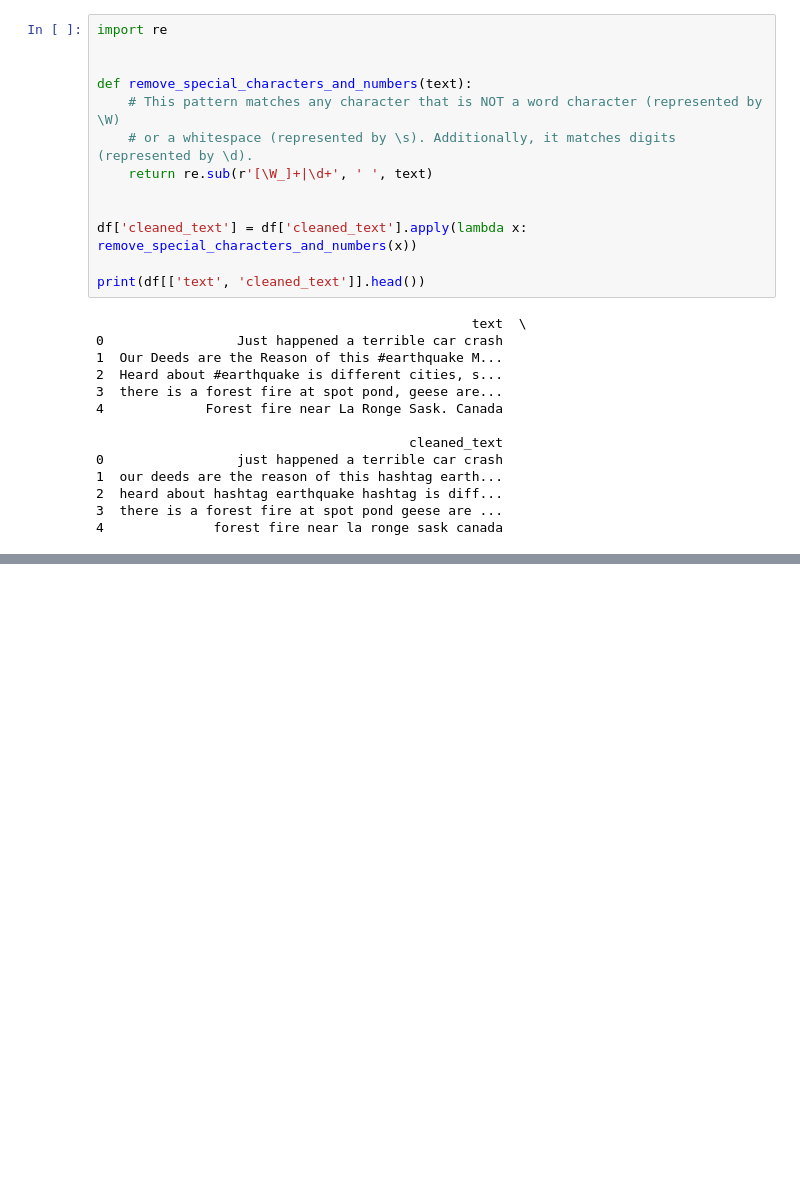
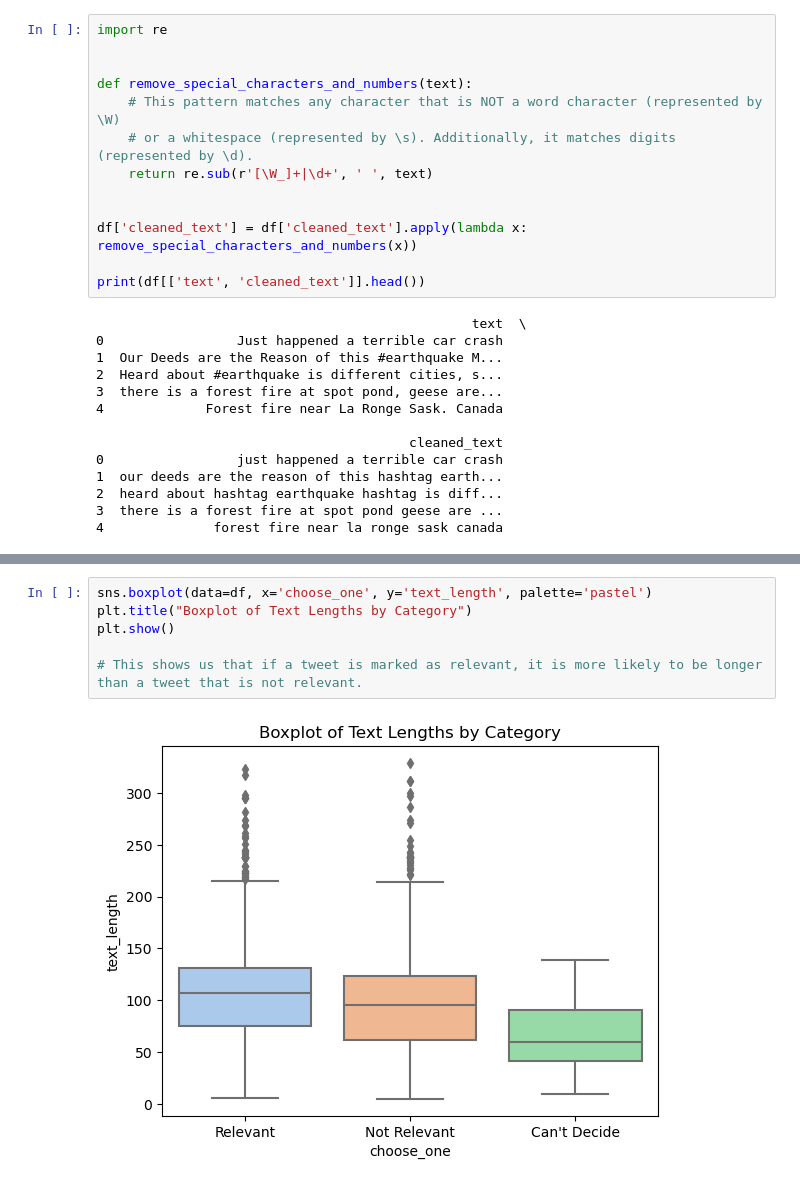
Before and after one commit to magnusrodseth/disaster-tweets, a Jupyter notebook: assignment-1.ipynb, the cells around one changed output, grey strips where cells are left out. Saved outputs shown, nothing was run; the diff lists cells and outputs as text; blank space fills up the shorter version.

```diff
--- a/assignment-1.ipynb
+++ b/assignment-1.ipynb
@@ -244,0 +292,8 @@ print(df[['text', 'cleaned_text']].head())
+# %%
+sns.boxplot(data=df, x='choose_one', y='text_length', palette='pastel')
+plt.title("Boxplot of Text Lengths by Category")
+plt.show()
+
+# This shows us that if a tweet is marked as relevant, it is more likely to be longer than a tweet that is not relevant.
+# %% [output]
+[figure, added]
```
Also changed, not shown: parts of 4 cells of this notebook, 1 other file.
